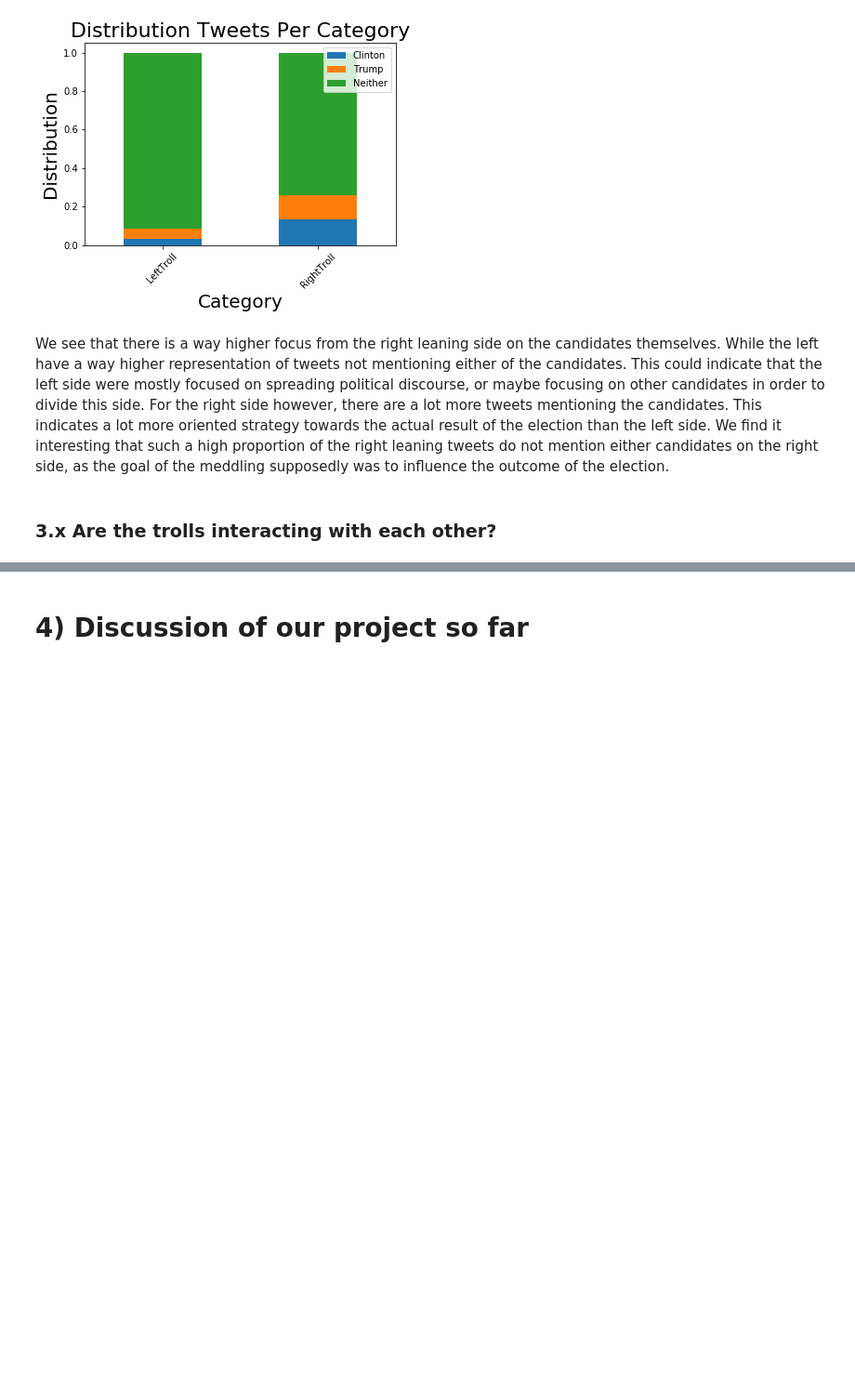
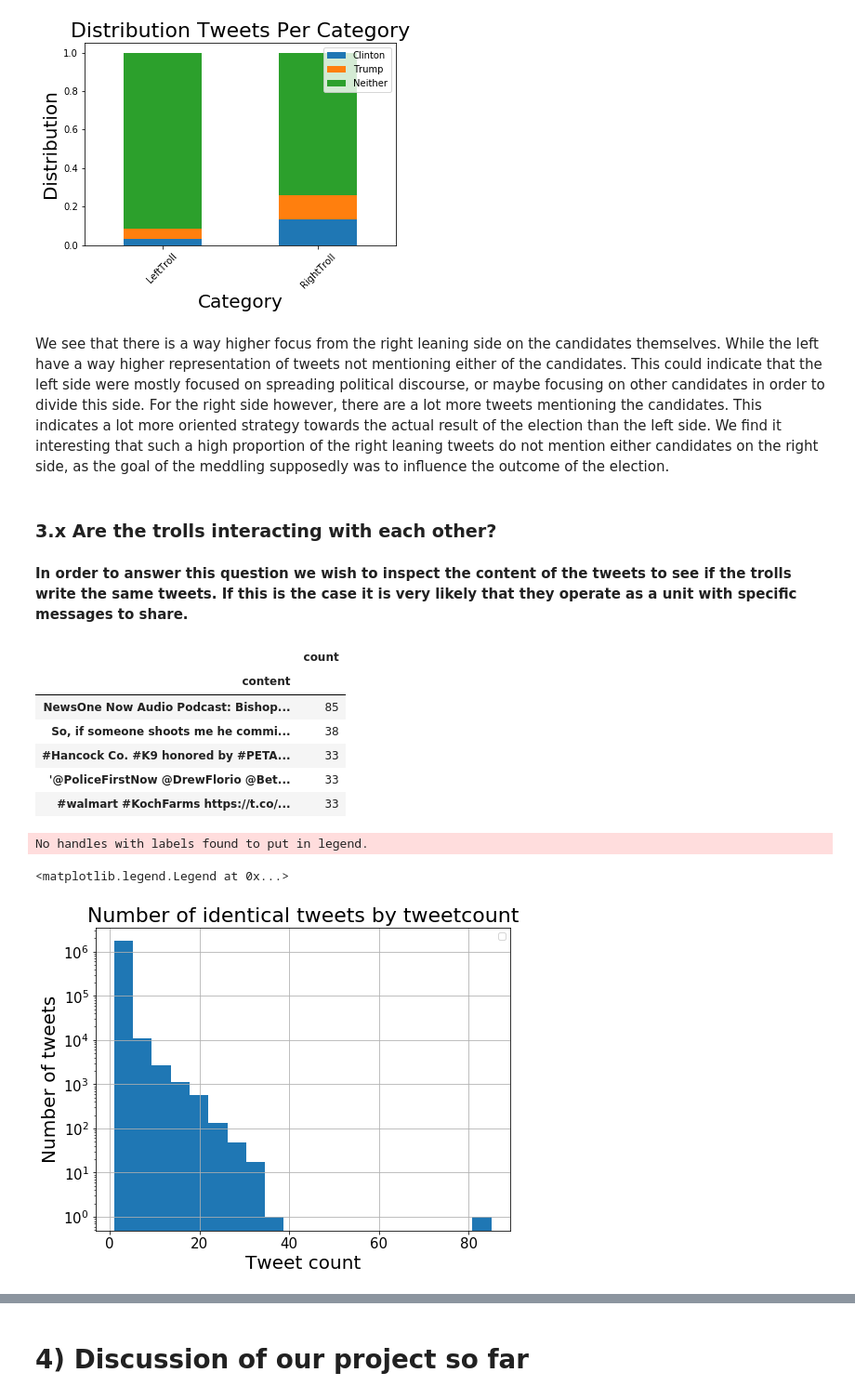
Before and after one commit to haakonms/ADAproject, a Jupyter notebook: Milestone2.ipynb, the cells around one changed output, grey strips where cells are left out. Shown: that part at 93% size. Drawn from its saved outputs; the diff is of its cells as text; code cells hidden in the pictures; blank space fills up the shorter version.

```diff
--- a/Milestone2.ipynb
+++ b/Milestone2.ipynb
@@ -635,3 +635,29 @@ plt.xticks(rotation=45)
 We see that there is a way higher focus from the right leaning side on the candidates themselves. While the left have a way higher representation of tweets not mentioning either of the candidates. This could indicate that the left side were mostly focused on spreading political discourse, or maybe focusing on other candidates in order to divide this side. For the right side however, there are a lot more tweets mentioning the candidates. This indicates a lot more oriented strategy towards the actual result of the election than the left side. We find it interesting that such a high proportion of the right leaning tweets do not mention either candidates on the right side, as the goal of the meddling  supposedly was to influence the outcome of the election.
 # %% [markdown]
 ### 3.x Are the trolls interacting with each other?
+# %% [markdown]
+**In order to answer this question we wish to inspect the content of the tweets to see if the trolls write the same tweets. If this is the case it is very likely that they operate as a unit with specific messages to share.**
+# %%
+#Remove tweets with exact same content by the same author
+without_same_tweet_author = data1.filter(["external_author_id","content","post_type"]).drop_duplicates()
+#Count occurences of each tweet content and sort
+content_df = without_same_tweet_author.groupby("content").size().to_frame()
+content_df.columns=["count"]
+content_df = content_df.sort_values("count",ascending=False)
+#display findings
+display(content_df.head(5))
+#plot the tweetcount distribution in a histogram
+content_df.hist(bins=20, figsize=(8,6), xlabelsize=15, ylabelsize=15, log =True)
+name_axises("Number of identical tweets by tweetcount","Tweet count","Number of tweets")
+plt.legend(loc=1)
+# %% [output]
+|  | count |
+| content |  |
+| NewsOne Now Audio Podcast: Bishop... | 85 |
+| So, if someone shoots me he commi... | 38 |
+| #Hancock Co. #K9 honored by #PETA... | 33 |
+| '@PoliceFirstNow @DrewFlorio @Bet... | 33 |
+| #walmart #KochFarms https://t.co/... | 33 |
+No handles with labels found to put in legend.
+<matplotlib.legend.Legend at 0x...>
+[figure, added]
```
Also changed, not shown: parts of 8 cells of this notebook.
